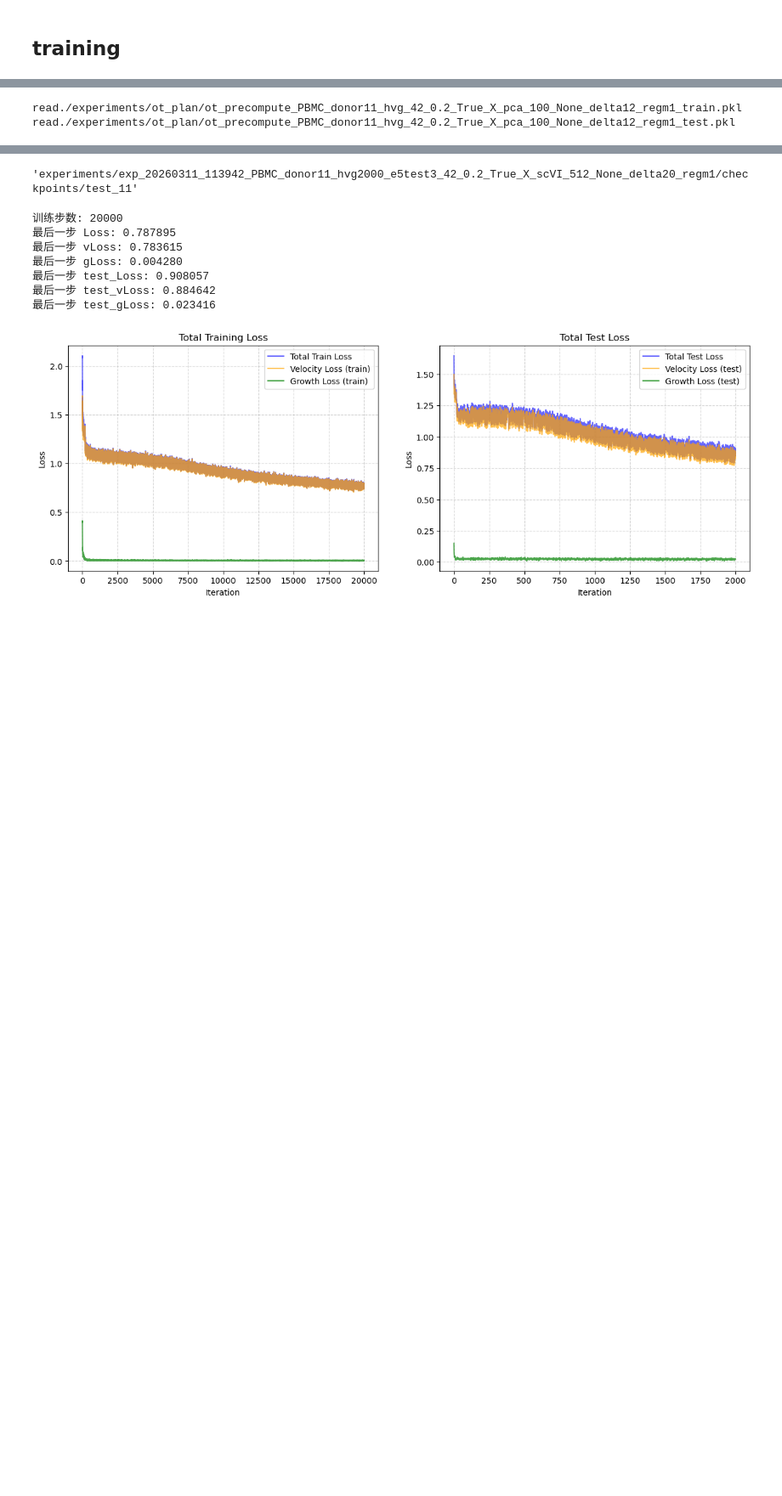
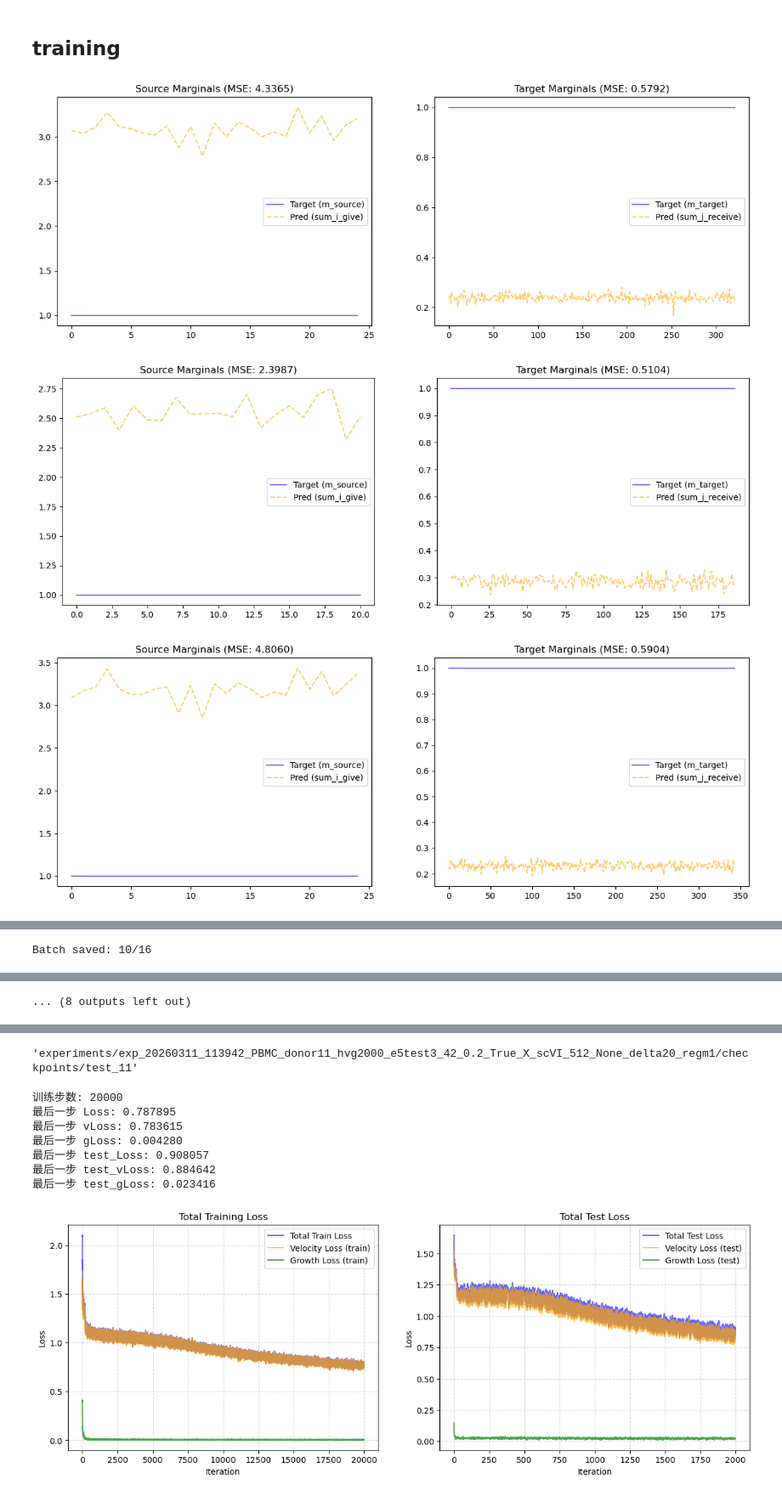
Before and after one commit to QiangweiPeng/UPT, a Jupyter notebook: WFRFM/notebook/YuchuanWang/train_Sciplex3.ipynb, the cells around one changed output, grey strips where cells are left out. Shown at 85% size. Drawn from its saved outputs; the diff is of its cells as text; code cells hidden in the pictures; blank space fills up the shorter version.

```diff
--- a/WFRFM/notebook/YuchuanWang/train_Sciplex3.ipynb
+++ b/WFRFM/notebook/YuchuanWang/train_Sciplex3.ipynb
@@ -66,32 +107,33 @@ save_path_test = f"./experiments/ot_plan/ot_precompute_{data_origin_ot}_{ot_orig
 load_saved = True
 if os.path.exists(save_path_train) and load_saved:
     print(f"read{save_path_train}")
     ot_results_train = pd.read_pickle(save_path_train)
 else:
     ot_results_train = pre_compute_wfr_ot(adata_control,
                            adata_train,
                            save_path_train,
                            sample_rep=sample_rep,
-                           condition_keys=condition_keys,
                            delta = delta,
                            reg_m = reg_m,
                            group_number = group_number,
                            use_mini_batch_uot = use_mini_batch_uot,
                             batch_save_size=10,
                             draw = True)
 
 if os.path.exists(save_path_test) and load_saved:
     print(f"read{save_path_test}")
     ot_results_test = pd.read_pickle(save_path_test)
 else:
     ot_results_test = pre_compute_wfr_ot(adata_control,
                            adata_test,
                            save_path_test,
                            sample_rep=sample_rep,
-                           condition_keys=condition_keys,
                            delta = delta,
                            reg_m = reg_m,
                            group_number = group_number,
                            use_mini_batch_uot = use_mini_batch_uot,
                             draw=False)
 # %% [output]
+[figure, added]
+[figure, added]
+[figure, added]
@@ -98,2 +147 @@ else:
-read./experiments/ot_plan/ot_precompute_PBMC_donor11_hvg_42_0.2_True_X_pca_100_None_delta12_regm1_train.pkl
-read./experiments/ot_plan/ot_precompute_PBMC_donor11_hvg_42_0.2_True_X_pca_100_None_delta12_regm1_test.pkl
+Batch saved: 10/16
@@ -100,3 +149,4 @@ read./experiments/ot_plan/ot_precompute_PBMC_donor11_hvg_42_0.2_True_X_pca_100_N
+... (8 outputs left out)
 # %%
 device = torch.device("cuda" if torch.cuda.is_available() else "cpu")
 print(device)
```
Also changed, not shown: parts of 8 cells of this notebook, 13 other files.
